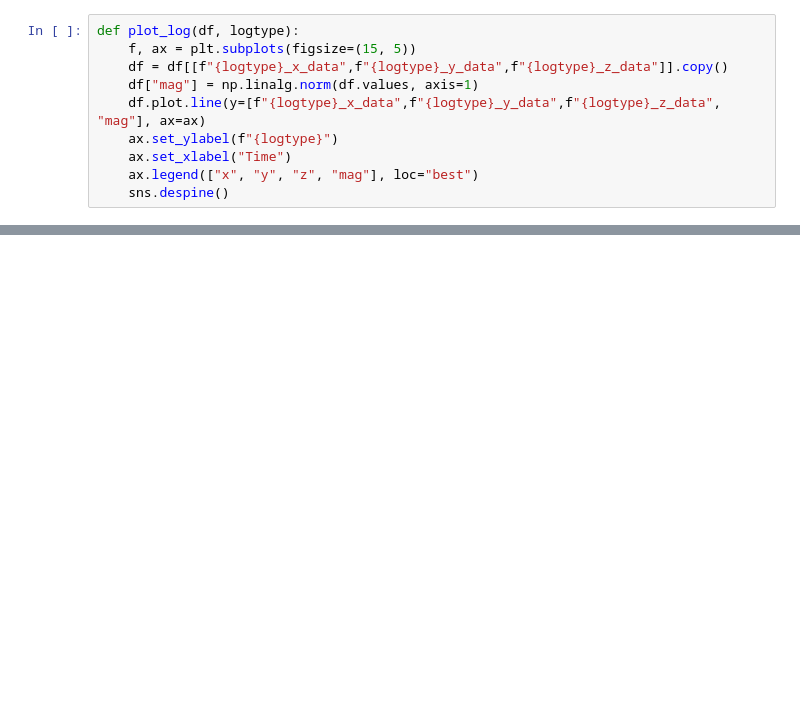
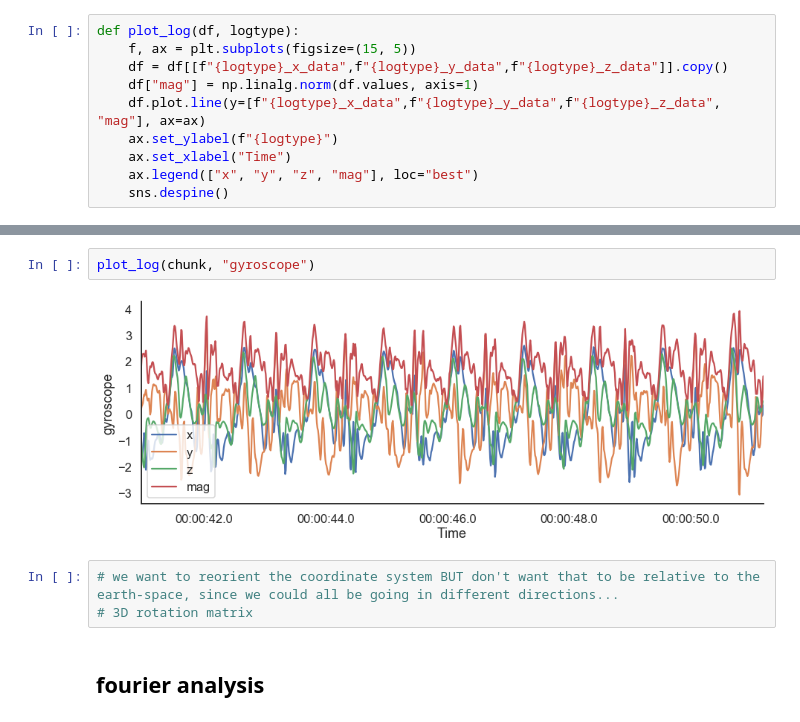
Before and after one commit to f--f/gaitkeeper, a Jupyter notebook: notebooks/1-exploratory-data-analysis.ipynb, the cells around one changed output, grey strips where cells are left out. Drawn from its saved outputs; the diff is of its cells as text; blank space fills up the shorter version.

```diff
--- a/notebooks/1-exploratory-data-analysis.ipynb
+++ b/notebooks/1-exploratory-data-analysis.ipynb
@@ -66,0 +85,9 @@ plot_log(df.iloc[2000:3000], "linearaccelerometer")
+# %%
+plot_log(chunk, "gyroscope")
+# %% [output]
+[figure, added]
+# %%
+# we want to reorient the coordinate system BUT don't want that to be relative to the earth-space, since we could all be going in different directions...
+# 3D rotation matrix
+# %% [markdown]
+## fourier analysis
```
Also changed, not shown: parts of 20 cells of this notebook.
